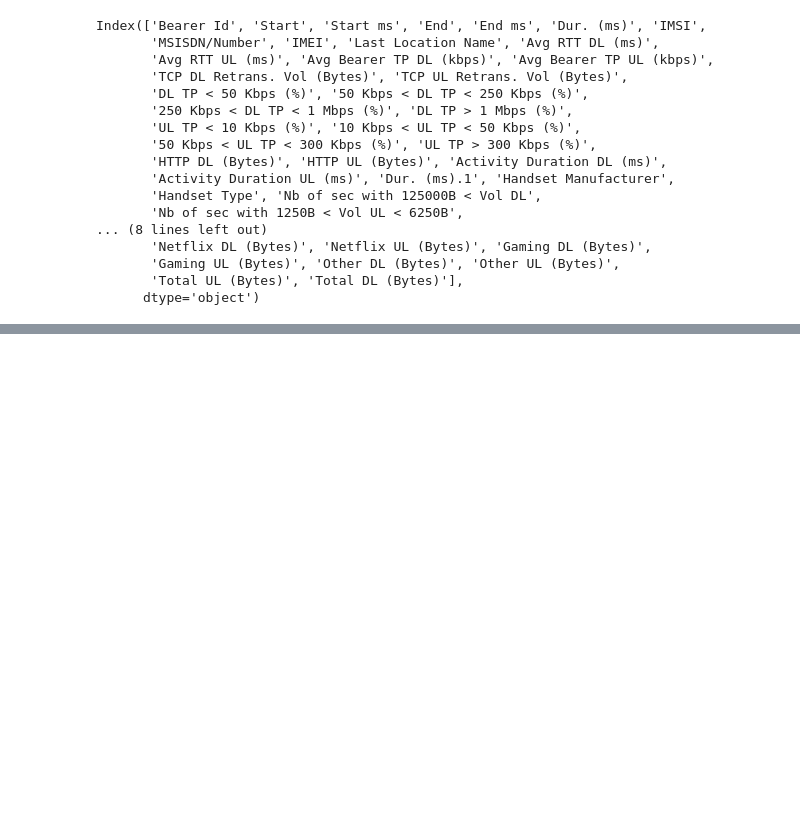
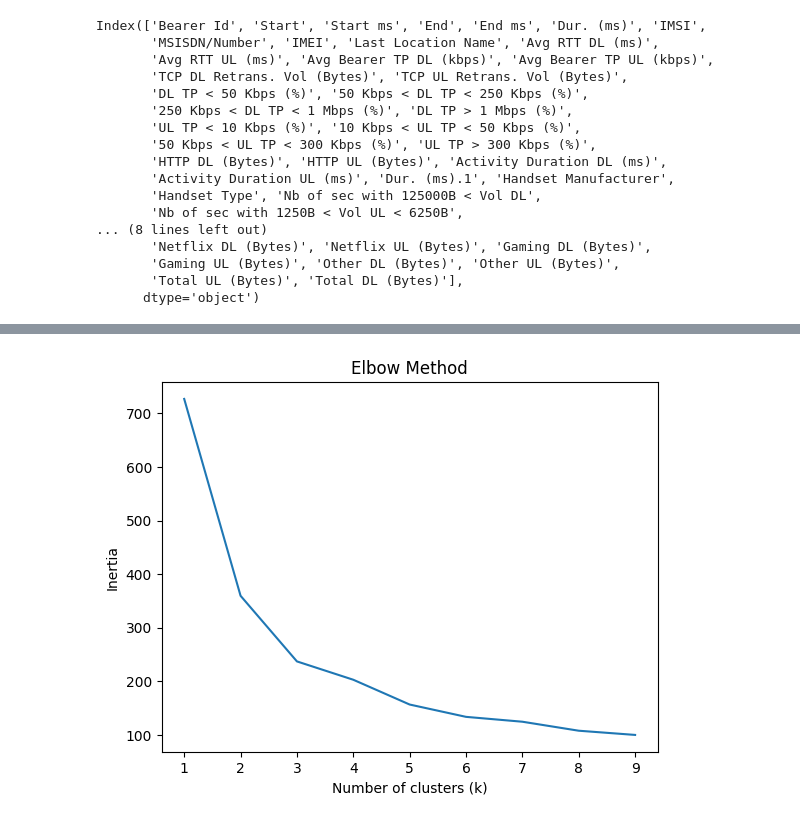
Before and after one commit to Tsebaot-Girma/TellCo-Telecom-Analysis, a Jupyter notebook: notebooks/user_engagement_analysis.ipynb, the cells around one changed output, grey strips where cells are left out. Saved outputs shown, nothing was run; the diff lists cells and outputs as text; code cells hidden in the pictures; blank space fills up the shorter version.

Commit message:
Updated user engagement analysis and related scripts

```diff
--- a/notebooks/user_engagement_analysis.ipynb
+++ b/notebooks/user_engagement_analysis.ipynb
@@ -91,3 +99,8 @@ Index(['Bearer Id', 'Start', 'Start ms', 'End', 'End ms', 'Dur. (ms)', 'IMSI',
        'Gaming UL (Bytes)', 'Other DL (Bytes)', 'Other UL (Bytes)',
        'Total UL (Bytes)', 'Total DL (Bytes)'],
       dtype='object')
+# %%
+# Calculate engagement metrics
+engagement_metrics = calculate_engagement_metrics(telecom_data)
+print("Engagement Metrics:")
+engagement_metrics.head(10)
@@ -93,0 +150,4 @@ Index(['Bearer Id', 'Start', 'Start ms', 'End', 'End ms', 'Dur. (ms)', 'IMSI',
+# %%
+# Normalize the metrics
+normalized_metrics = normalize_metrics(engagement_metrics)
+print(normalized_metrics.columns)
@@ -93,0 +229,5 @@ Index(['Bearer Id', 'Start', 'Start ms', 'End', 'End ms', 'Dur. (ms)', 'IMSI',
+# %%
+# Elbow method for optimal k
+elbow_method(normalized_metrics)
+# %% [output]
+[figure, added]
```
Also changed, not shown: parts of 10 cells of this notebook, 2 other files.
